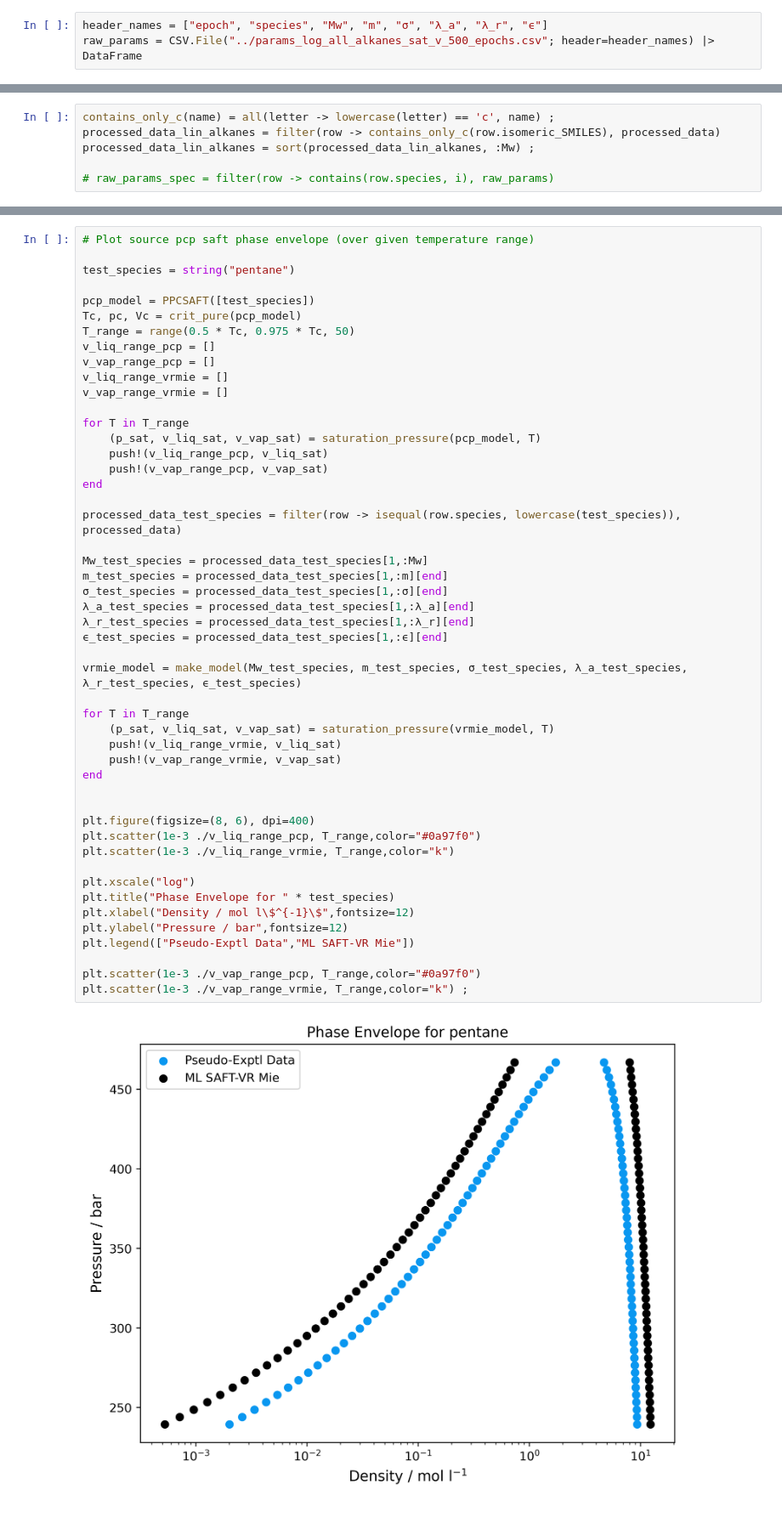
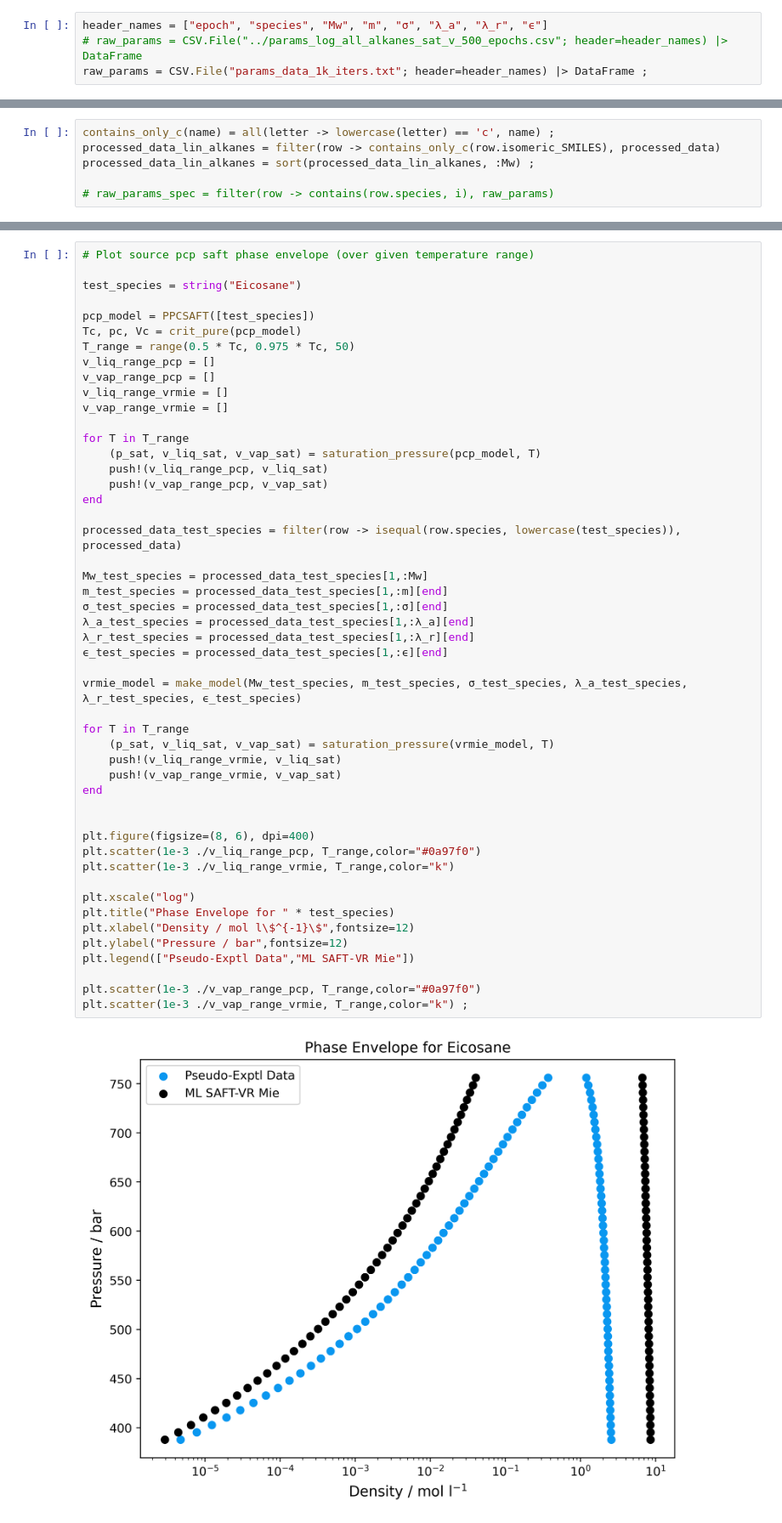
Before and after one commit to lucpaoli/SAFT_ML, a Jupyter notebook: special_thingy_params/alkane_param_analysis.ipynb, the cells around one changed output, grey strips where cells are left out. Shown at 85% size. Drawn from its saved outputs; the diff is of its cells as text.

Commit message:
created params folder and started epoch analysis

```diff
--- a/special_thingy_params/alkane_param_analysis.ipynb
+++ b/special_thingy_params/alkane_param_analysis.ipynb
@@ -12,4 +10,5 @@ WARNING: redefinition of constant SAFTVRMieconsts. This may fail, cause incorrec
 pcp_source_params = CSV.read("../pcpsaft_params/training_data.csv", DataFrame, header=1) ;
 # %%
 header_names = ["epoch", "species", "Mw", "m", "σ", "λ_a", "λ_r", "ϵ"]
-raw_params = CSV.File("../params_log_all_alkanes_sat_v_500_epochs.csv"; header=header_names) |> DataFrame
+# raw_params = CSV.File("../params_log_all_alkanes_sat_v_500_epochs.csv"; header=header_names) |> DataFrame
+raw_params = CSV.File("params_data_1k_iters.txt"; header=header_names) |> DataFrame ;
@@ -132,7 +135,7 @@ plt.xlim([0,500]) ;
 # %%
 # Plot source pcp saft phase envelope (over given temperature range)
 
-test_species = string("pentane")
+test_species = string("Eicosane")
 
 pcp_model = PPCSAFT([test_species])
 Tc, pc, Vc = crit_pure(pcp_model)
@@ -152,31 +155,31 @@ processed_data_test_species = filter(row -> isequal(row.species, lowercase(test_
 
 Mw_test_species = processed_data_test_species[1,:Mw]
 m_test_species = processed_data_test_species[1,:m][end]
 σ_test_species = processed_data_test_species[1,:σ][end]
 λ_a_test_species = processed_data_test_species[1,:λ_a][end]
 λ_r_test_species = processed_data_test_species[1,:λ_r][end]
 ϵ_test_species = processed_data_test_species[1,:ϵ][end]
 
 vrmie_model = make_model(Mw_test_species, m_test_species, σ_test_species, λ_a_test_species, λ_r_test_species, ϵ_test_species)
 
 for T in T_range
     (p_sat, v_liq_sat, v_vap_sat) = saturation_pressure(vrmie_model, T)
     push!(v_liq_range_vrmie, v_liq_sat)
     push!(v_vap_range_vrmie, v_vap_sat)
 end
 
 
 plt.figure(figsize=(8, 6), dpi=400)
 plt.scatter(1e-3 ./v_liq_range_pcp, T_range,color="#0a97f0")
 plt.scatter(1e-3 ./v_liq_range_vrmie, T_range,color="k")
 
 plt.xscale("log")
 plt.title("Phase Envelope for " * test_species)
 plt.xlabel("Density / mol l\$^{-1}\$",fontsize=12)
 plt.ylabel("Pressure / bar",fontsize=12)
 plt.legend(["Pseudo-Exptl Data","ML SAFT-VR Mie"])
 
 plt.scatter(1e-3 ./v_vap_range_pcp, T_range,color="#0a97f0")
 plt.scatter(1e-3 ./v_vap_range_vrmie, T_range,color="k") ;
 # %% [output]
-[figure, old version]
+[figure, new version]
```
Also changed, not shown: parts of 4 cells of this notebook, 6 other files.
